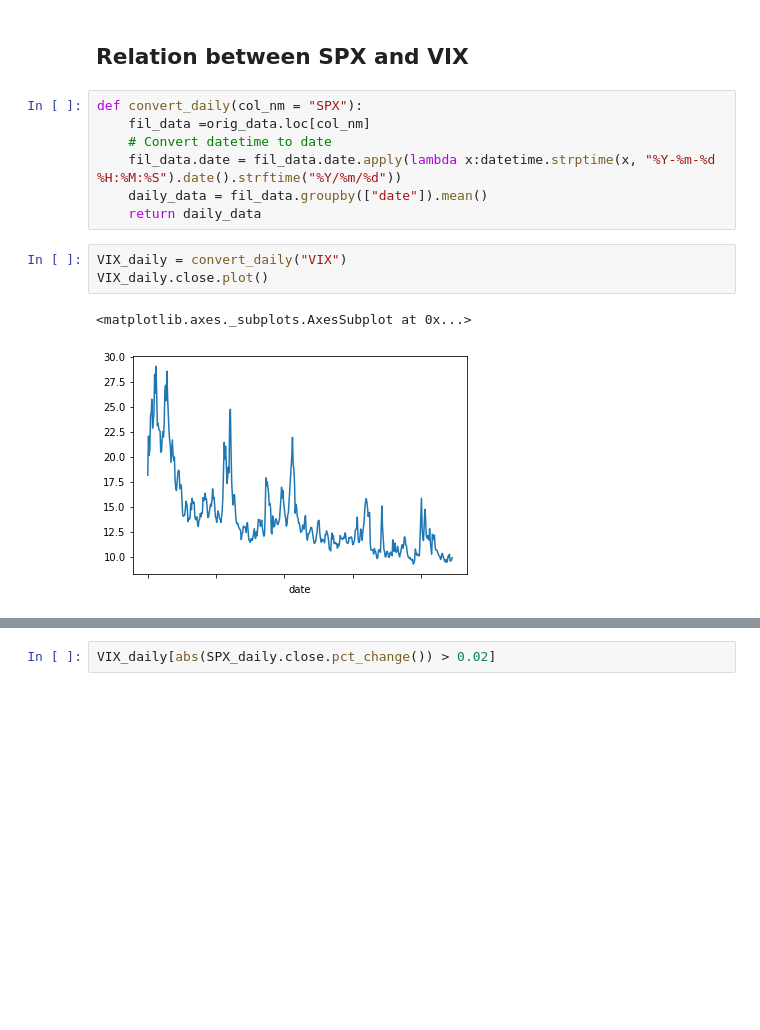
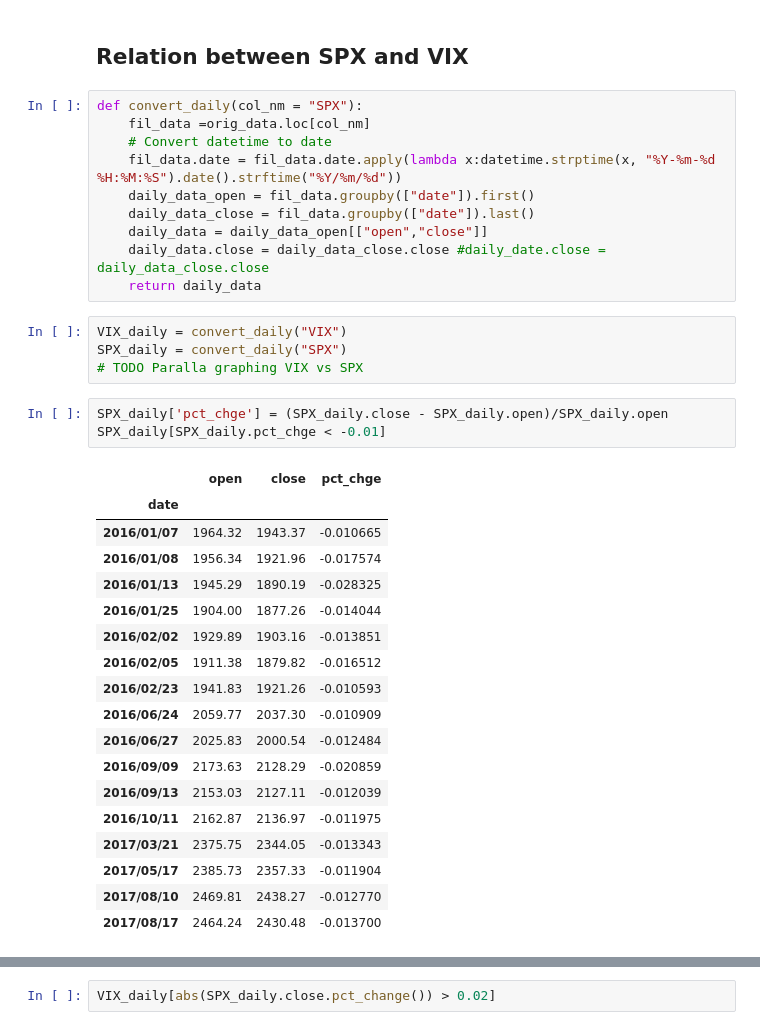
Before and after one commit to bigbaiwhite/arc_stone_project, a Jupyter notebook: arc_stone_project/arc_stone_project.ipynb, the cells around one changed output, grey strips where cells are left out. Cells and saved outputs as stored; diff of their text form; blank space fills up the shorter version.

```diff
--- a/arc_stone_project/arc_stone_project.ipynb
+++ b/arc_stone_project/arc_stone_project.ipynb
@@ -27,11 +28,34 @@ def convert_daily(col_nm = "SPX"):
     fil_data =orig_data.loc[col_nm]
     # Convert datetime to date
     fil_data.date = fil_data.date.apply(lambda x:datetime.strptime(x, "%Y-%m-%d %H:%M:%S").date().strftime("%Y/%m/%d"))
-    daily_data = fil_data.groupby(["date"]).mean()
+    daily_data_open = fil_data.groupby(["date"]).first()
+    daily_data_close = fil_data.groupby(["date"]).last()
+    daily_data = daily_data_open[["open","close"]]
+    daily_data.close = daily_data_close.close #daily_date.close = daily_data_close.close
     return daily_data
-# %%
-VIX_daily = convert_daily("VIX")
-VIX_daily.close.plot()
-# %% [output]
-<matplotlib.axes._subplots.AxesSubplot at 0x...>
-[figure, removed]
+# %%
+VIX_daily = convert_daily("VIX")
+SPX_daily = convert_daily("SPX")
+# TODO Paralla graphing VIX vs SPX
+# %%
+SPX_daily['pct_chge'] = (SPX_daily.close - SPX_daily.open)/SPX_daily.open
+SPX_daily[SPX_daily.pct_chge < -0.01]
+# %% [output]
+|  | open | close | pct_chge |
+| date |  |  |  |
+| 2016/01/07 | 1964.32 | 1943.37 | -0.010665 |
+| 2016/01/08 | 1956.34 | 1921.96 | -0.017574 |
+| 2016/01/13 | 1945.29 | 1890.19 | -0.028325 |
+| 2016/01/25 | 1904.00 | 1877.26 | -0.014044 |
+| 2016/02/02 | 1929.89 | 1903.16 | -0.013851 |
+| 2016/02/05 | 1911.38 | 1879.82 | -0.016512 |
+| 2016/02/23 | 1941.83 | 1921.26 | -0.010593 |
+| 2016/06/24 | 2059.77 | 2037.30 | -0.010909 |
+| 2016/06/27 | 2025.83 | 2000.54 | -0.012484 |
+| 2016/09/09 | 2173.63 | 2128.29 | -0.020859 |
+| 2016/09/13 | 2153.03 | 2127.11 | -0.012039 |
+| 2016/10/11 | 2162.87 | 2136.97 | -0.011975 |
+| 2017/03/21 | 2375.75 | 2344.05 | -0.013343 |
+| 2017/05/17 | 2385.73 | 2357.33 | -0.011904 |
+| 2017/08/10 | 2469.81 | 2438.27 | -0.012770 |
+| 2017/08/17 | 2464.24 | 2430.48 | -0.013700 |
```
Also changed, not shown: parts of 6 cells of this notebook.
